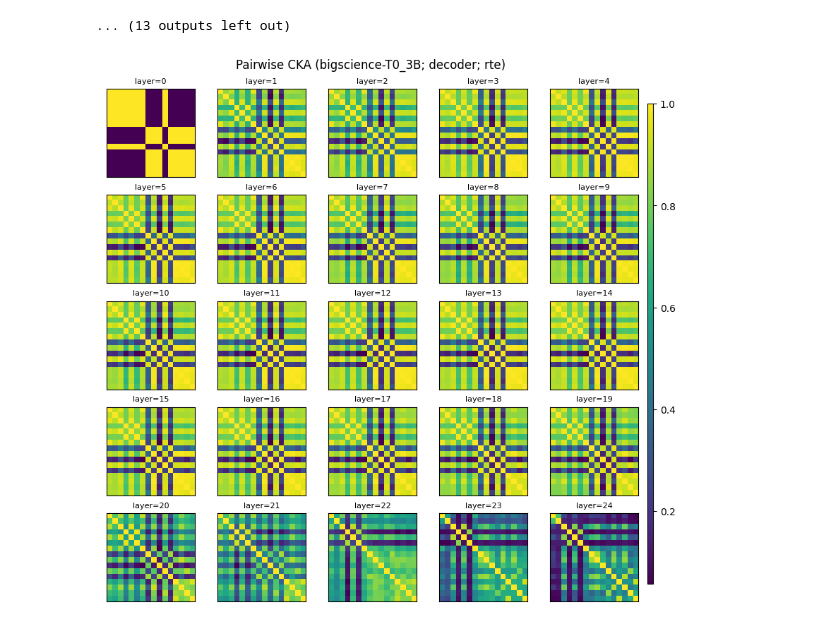
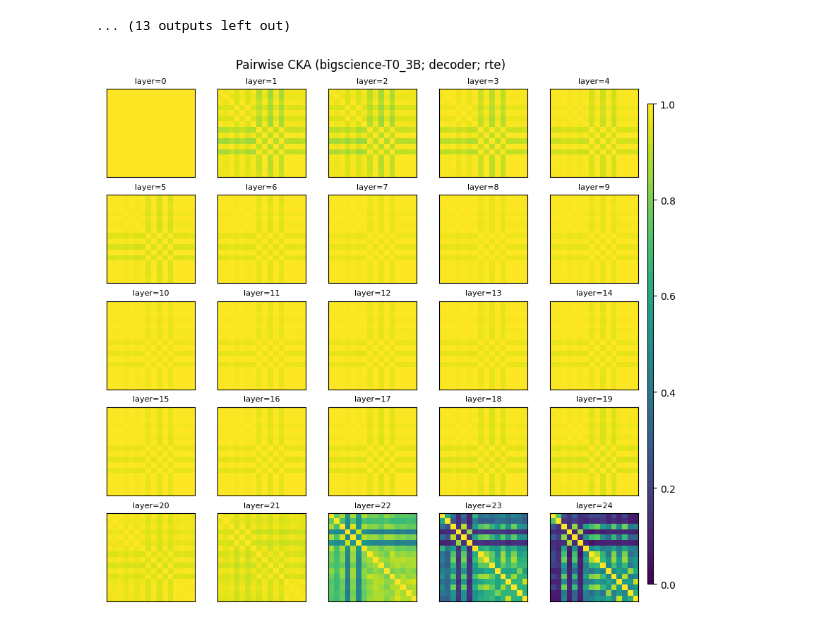
Before and after one commit to mmarius/t0-analysis, a Jupyter notebook: notebooks/cka_decoder.ipynb, the cells around one changed output. Drawn from its saved outputs; the diff is of its cells as text; code cells hidden in the pictures.

```diff
--- a/notebooks/cka_decoder.ipynb
+++ b/notebooks/cka_decoder.ipynb
@@ -150,32 +150,32 @@ for l, layer_key in enumerate(cka_scores_layers.keys()):
     values = cka_scores_layers[layer_key]
     layer = layer_key.split('-')[-1]
 
     plt.subplot(5, 5, l+1)
     axes = plt.gca()
     axes.get_xaxis().set_visible(False)
     axes.get_yaxis().set_visible(False)
-    im = axes.imshow(values, cmap='viridis', vmax=1.0)
+    im = axes.imshow(values, cmap='viridis', vmin=0.0, vmax=1.0)
     # Create colorbar
     # cbar = axes.figure.colorbar(im, ax=axes)
     # cbar.ax.set_ylabel("", rotation=-90, va="bottom")
 
     axes.set_xlabel("template", fontsize=8)
     axes.set_xticks(np.arange(len(values)))
     axes.set_ylabel("template", fontsize=8)
     axes.set_yticks(np.arange(len(values)))
 
     # axes.set_title(f"Pairwise CKA ({model}; {module}; {task}; layer={layer})", fontsize=8)
     axes.set_title(f"layer={layer}", fontsize=8)
 
 # add colorbar
 fig = plt.gcf()
 fig.subplots_adjust(right=0.8)
 cbar_ax = fig.add_axes([0.99, 0.05, 0.01, 0.85])
 fig.colorbar(im, cax=cbar_ax)
 
 plt.suptitle(f"Pairwise CKA ({model}; {module}; {task})")
 plt.tight_layout()
 plt.show()
 plt.close();
 # %% [output]
-[figure, old version]
+[figure, new version]
```
Also changed, not shown: 1 other file.
